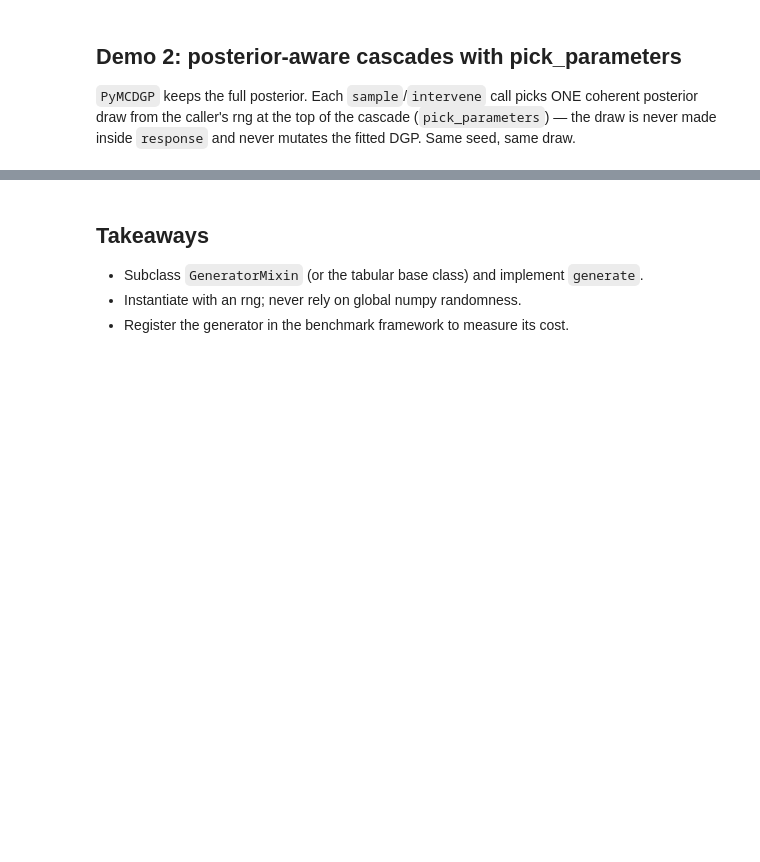
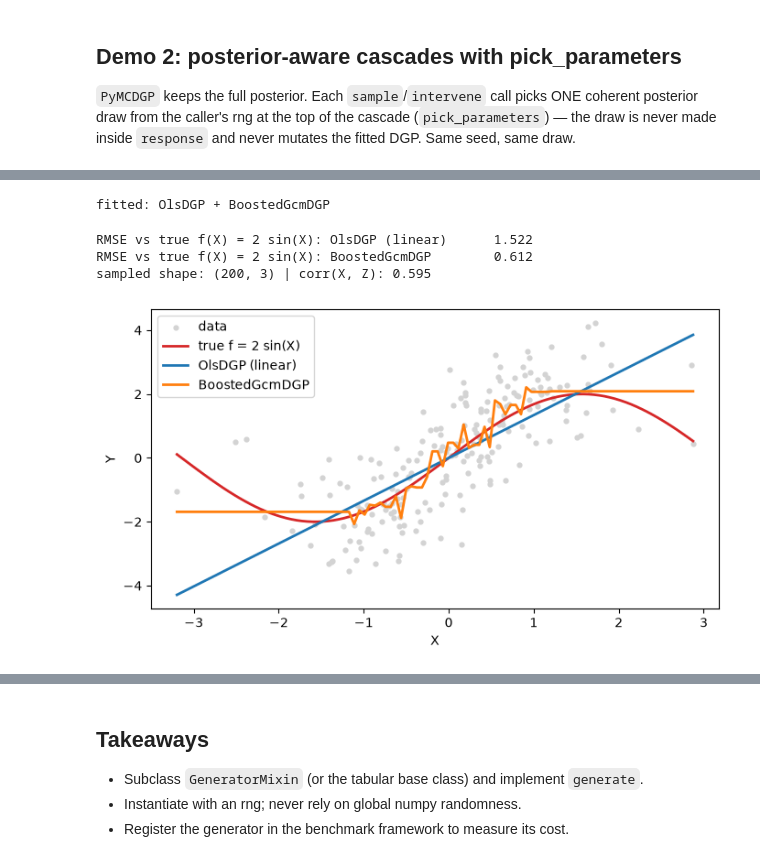
Before and after one commit to Fraunhofer-IESE/badgers, a Jupyter notebook: docs/dev/Create-New-Tabular-Generators.ipynb, the cells around one changed output, grey strips where cells are left out. Saved outputs shown, nothing was run; the diff lists cells and outputs as text; code cells hidden in the pictures; blank space fills up the shorter version.

```diff
--- a/docs/dev/Create-New-Tabular-Generators.ipynb
+++ b/docs/dev/Create-New-Tabular-Generators.ipynb
@@ -338,0 +397,79 @@ assert not np.allclose(Xt2, Xt3)
+# %%
+from badgers.core.dgp.backends.dowhy_gcm import DowhyGcmDGP
+from badgers.core.dgp.backends.ols import OlsDGP
+from dowhy.gcm import AdditiveNoiseModel
+from dowhy.gcm.ml import create_hist_gradient_boost_regressor
+from sklearn.preprocessing import StandardScaler
+
+
+class BoostedGcmDGP(DowhyGcmDGP):
+    """DowhyGcmDGP with a non-linear f: hist gradient boosting
+    instead of a linear regressor inside the AdditiveNoiseModel."""
+
+    def fit_node(self, node, parents, data):
+        if not parents:
+            return super().fit_node(node, parents, data)
+        col = self.column_mapping[node]
+        mask = np.isfinite(data[:, col])
+        for p in parents:
+            mask &= np.isfinite(data[:, self.column_mapping[p]])
+        d = data[mask]
+        pcols = [self.column_mapping[p] for p in parents]
+        anm = AdditiveNoiseModel(prediction_model=create_hist_gradient_boost_regressor())
+        anm.fit(X=d[:, pcols], Y=d[:, col])
+        self._anm[node] = anm
+        self._residuals[node] = np.asarray(
+            d[:, col] - anm.prediction_model.predict(d[:, pcols]).ravel(),
+            dtype=float,
+        )
+
+
+# non-linear ground truth: Y = 2 sin(X) + noise, Z = Y|Y|/2 + noise
+chain = nx.DiGraph([("X", "Y"), ("Y", "Z")])
+n_samples = 200
+Xnl = np.zeros((n_samples, 3))
+Xnl[:, 0] = rng.normal(size=n_samples)
+Xnl[:, 1] = 2.0 * np.sin(Xnl[:, 0]) + rng.normal(size=n_samples)
+Xnl[:, 2] = 0.5 * Xnl[:, 1] * np.abs(Xnl[:, 1]) + rng.normal(size=n_samples)
+column_mapping = {"X": 0, "Y": 1, "Z": 2}
+
+ols_dgp = OlsDGP(chain, column_mapping).fit(Xnl)
+boost_dgp = BoostedGcmDGP(chain, column_mapping).fit(Xnl)
+print('fitted: OlsDGP + BoostedGcmDGP')
+# %% [output]
+fitted: OlsDGP + BoostedGcmDGP
+# %%
+# verify: the non-linear backend reconstructs the true f much better
+grid = np.linspace(Xnl[:, 0].min(), Xnl[:, 0].max(), 100)[:, None]
+truth = 2.0 * np.sin(grid).ravel()
+# OlsDGP response for Y: beta_Y stored in _beta['Y'] (linear in X)
+pred_ols = (grid @ ols_dgp._beta['Y']).ravel()
+rmse = {}
+rmse['OlsDGP (linear)'] = float(np.sqrt(np.mean((pred_ols - truth) ** 2)))
+pred_boost = boost_dgp._anm['Y'].prediction_model.predict(grid).ravel()
+rmse['BoostedGcmDGP'] = float(np.sqrt(np.mean((pred_boost - truth) ** 2)))
+for k, v in rmse.items():
+    print(f'RMSE vs true f(X) = 2 sin(X): {k:20s} {v:.3f}')
+assert rmse['BoostedGcmDGP'] < rmse['OlsDGP (linear)']
+
+# descendants follow the non-linear mechanism too: sample from the boosted DGP
+Xs = boost_dgp.sample(rng=np.random.default_rng(seed), n=200)
+print('sampled shape:', Xs.shape, '| corr(X, Z):',
+      round(float(np.corrcoef(Xs[:, 0], Xs[:, 2])[0, 1]), 3))
+# %% [output]
+RMSE vs true f(X) = 2 sin(X): OlsDGP (linear)      1.522
+RMSE vs true f(X) = 2 sin(X): BoostedGcmDGP        0.612
+sampled shape: (200, 3) | corr(X, Z): 0.595
+# %%
+# viz demo 3: the two fits against the truth
+fig, ax = plt.subplots(figsize=(7, 4))
+ax.scatter(Xnl[:, 0], Xnl[:, 1], s=12, color='lightgray', label='data')
+ax.plot(grid, truth, color='C3', lw=2, label='true f = 2 sin(X)')
+ax.plot(grid, pred_ols, color='C0', lw=2, label='OlsDGP (linear)')
+ax.plot(grid, pred_boost, color='C1', lw=2, label='BoostedGcmDGP')
+ax.set_xlabel('X')
+ax.set_ylabel('Y')
+ax.legend()
+plt.tight_layout()
+# %% [output]
+[figure, added]
```
Also changed, not shown: parts of 19 cells of this notebook.
